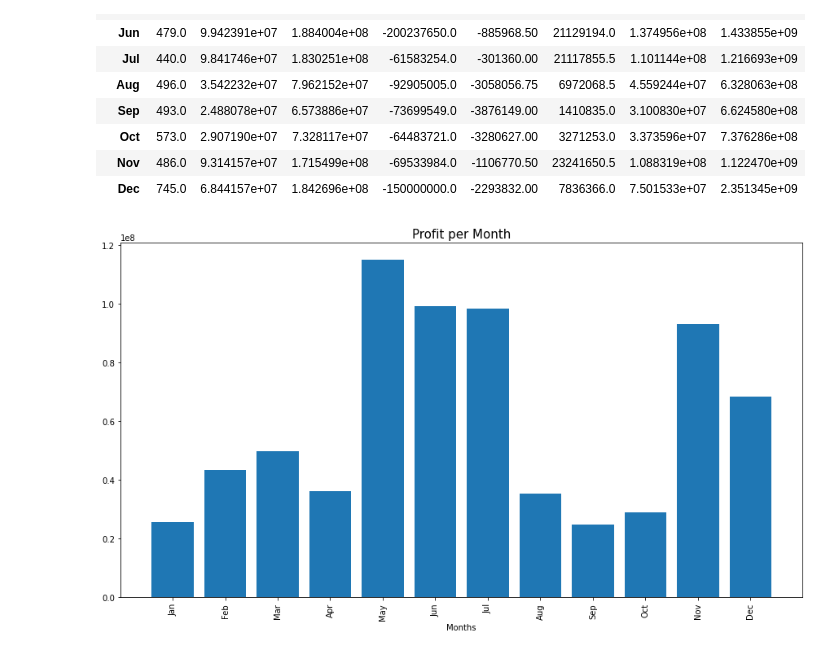
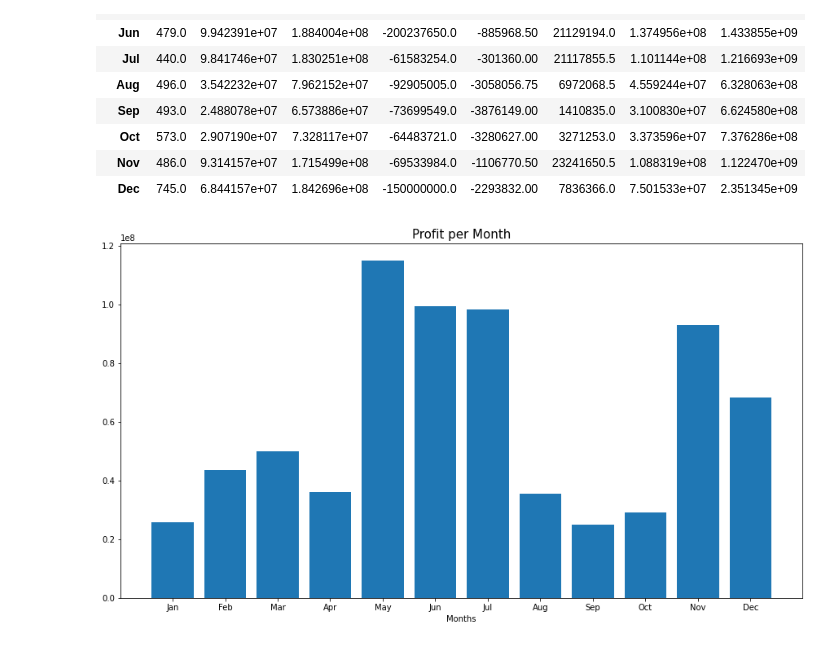
Before and after one commit to camdeman/MMA, a Jupyter notebook: Movies_Cameron.ipynb, the cells around one changed output. Cells and saved outputs as stored; diff of their text form; code cells hidden in the pictures.

```diff
--- a/Movies_Cameron.ipynb
+++ b/Movies_Cameron.ipynb
@@ -367,17 +367,17 @@ release_date_description_2
 # %%
 # Plot a bar graph of the most common names
 fig, ax = plt.subplots(figsize = (15,8))
 
 
 ax.bar(release_date_description_2.index, release_date_description_2['mean'] )
 
 # Add labels for x and y axes
 ax.set_xlabel('Months')
 
 
 # Add a title for the plot
 ax.set_title('Profit per Month', fontsize=15)
 
-ax.tick_params(axis='x', labelrotation = 90)
+ax.tick_params(axis='x', labelrotation = 0)
 # %% [output]
-[figure, old version]
+[figure, new version]
```
Also changed, not shown: parts of 1 cell of this notebook.
